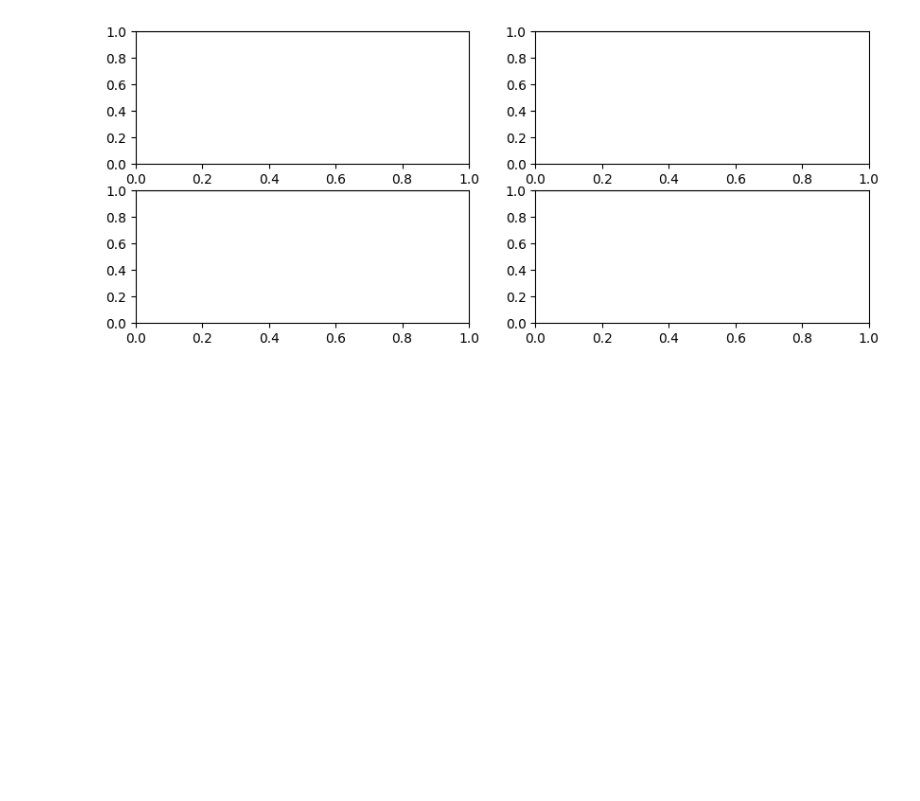
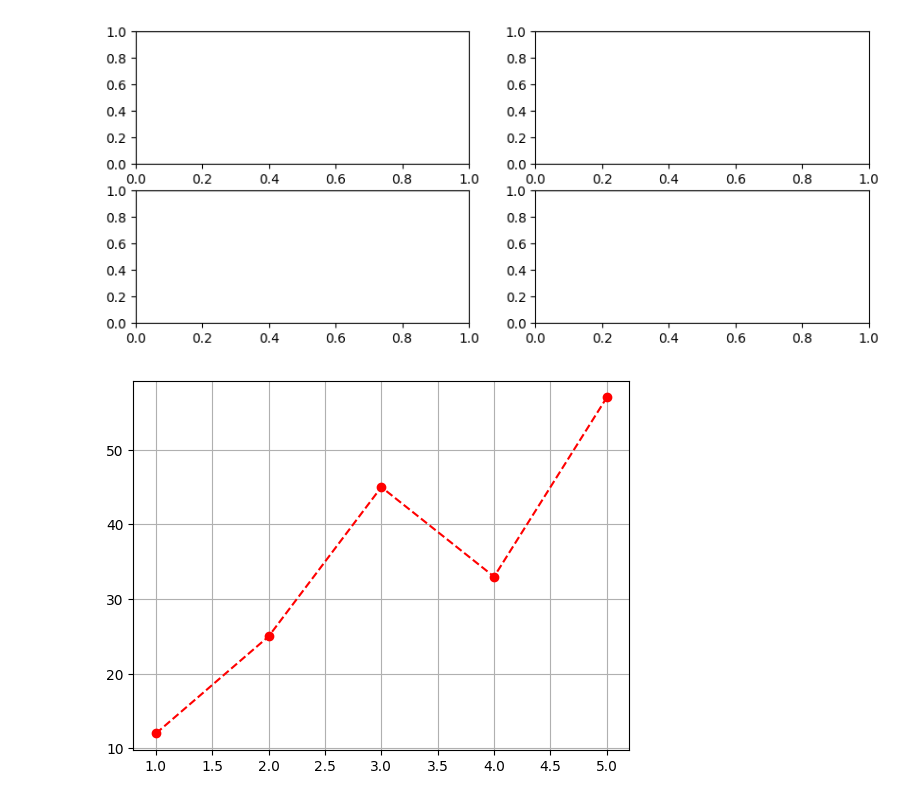
Before and after one commit to sachin5031/Python_Data_Visualization, a Jupyter notebook: data_visualization.ipynb, the cells around one changed output. Cells and saved outputs as stored; diff of their text form; code cells hidden in the pictures; blank space fills up the shorter version.

```diff
--- a/data_visualization.ipynb
+++ b/data_visualization.ipynb
@@ -33,3 +33,10 @@ fig, ax = plt.subplots(2,2, figsize=(10,4))
 plt.show()
 # %% [output]
 [figure]
+# %%
+x=[1,2,3,4,5]
+y=[12,25,45,33,57]
+plt.plot(x,y, color='r',marker='o', linestyle='--')
+plt.grid()
+# %% [output]
+[figure, added]
```
